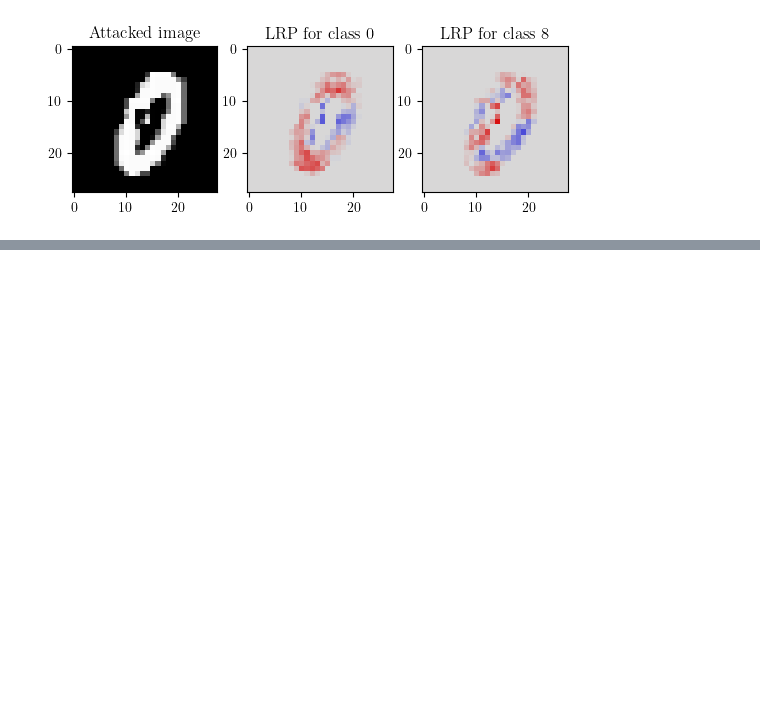
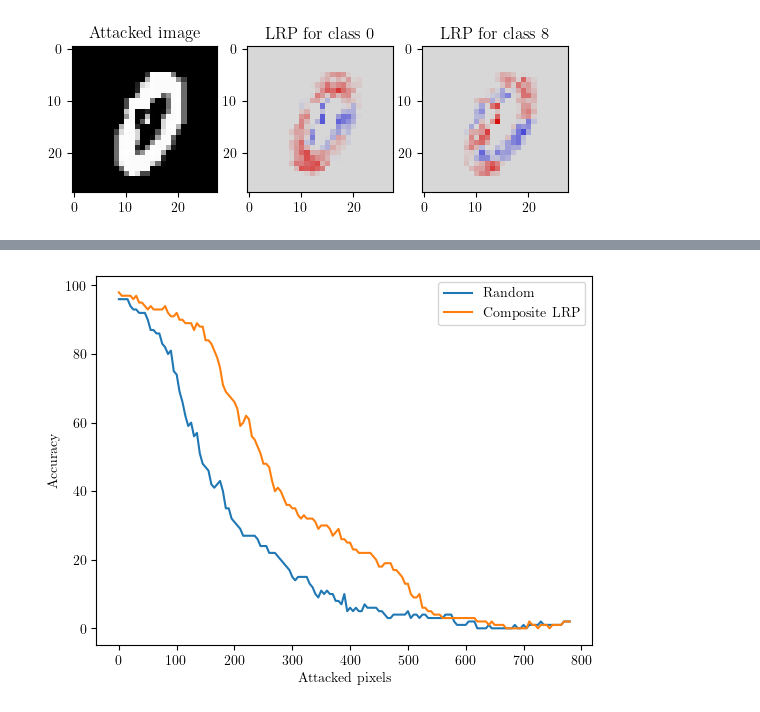
Before and after one commit to Red-Rapious/Semiring-LRP, a Jupyter notebook: code/mnist-attacks.ipynb, the cells around one changed output, grey strips where cells are left out. Saved outputs shown, nothing was run; the diff lists cells and outputs as text; code cells hidden in the pictures; blank space fills up the shorter version.

```diff
--- a/code/mnist-attacks.ipynb
+++ b/code/mnist-attacks.ipynb
@@ -339,0 +491,9 @@ plt.show()
+# %%
+plt.plot(list(range(0, 28*28, STEP)), rand_accuracies, label="Random")
+plt.plot(list(range(0, 28*28, STEP)), lrp_accuracies, label="Composite LRP")
+plt.xlabel("Attacked pixels")
+plt.ylabel("Accuracy")
+plt.legend()
+plt.show()
+# %% [output]
+[figure, added]
```
Also changed, not shown: parts of 9 cells of this notebook.
